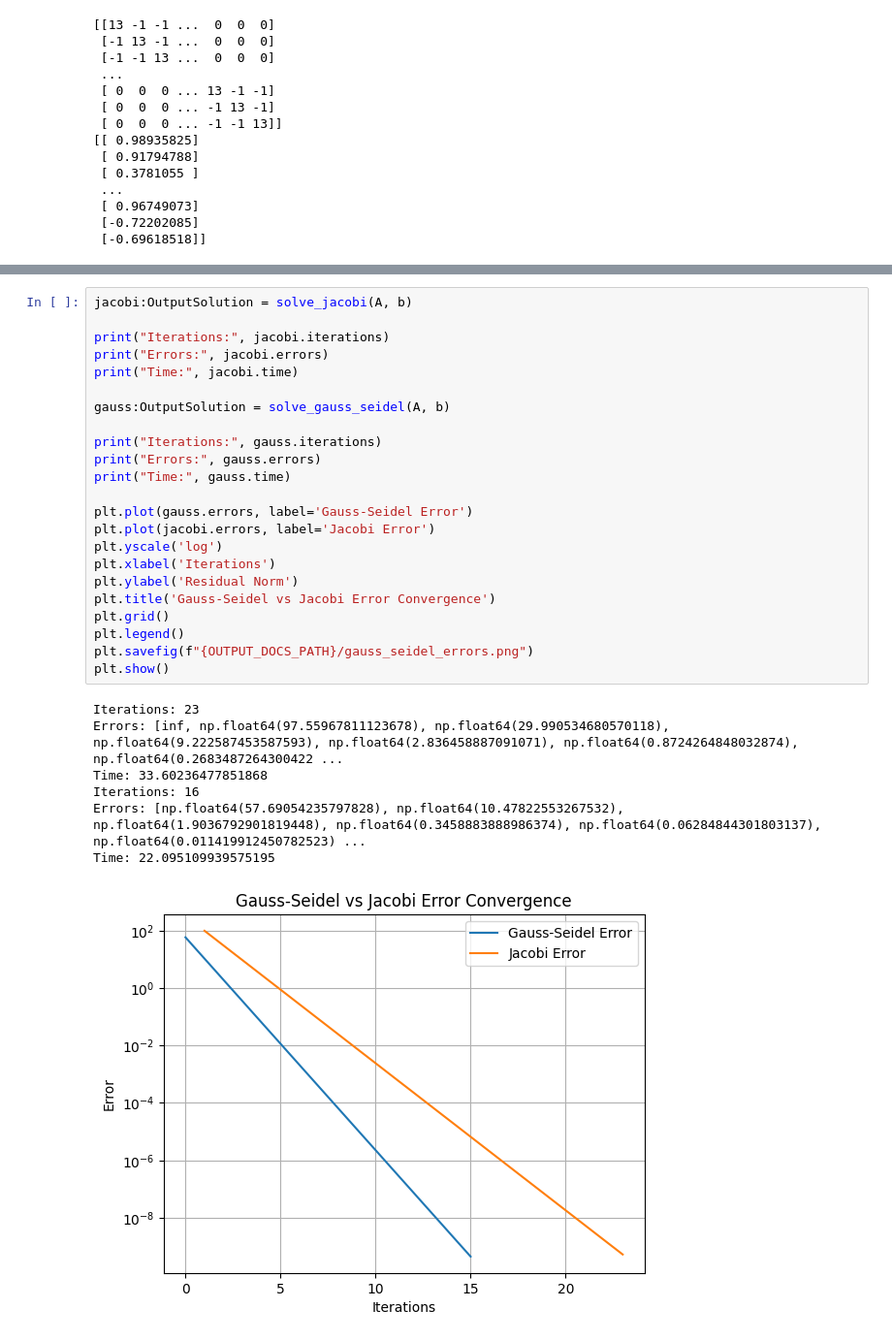
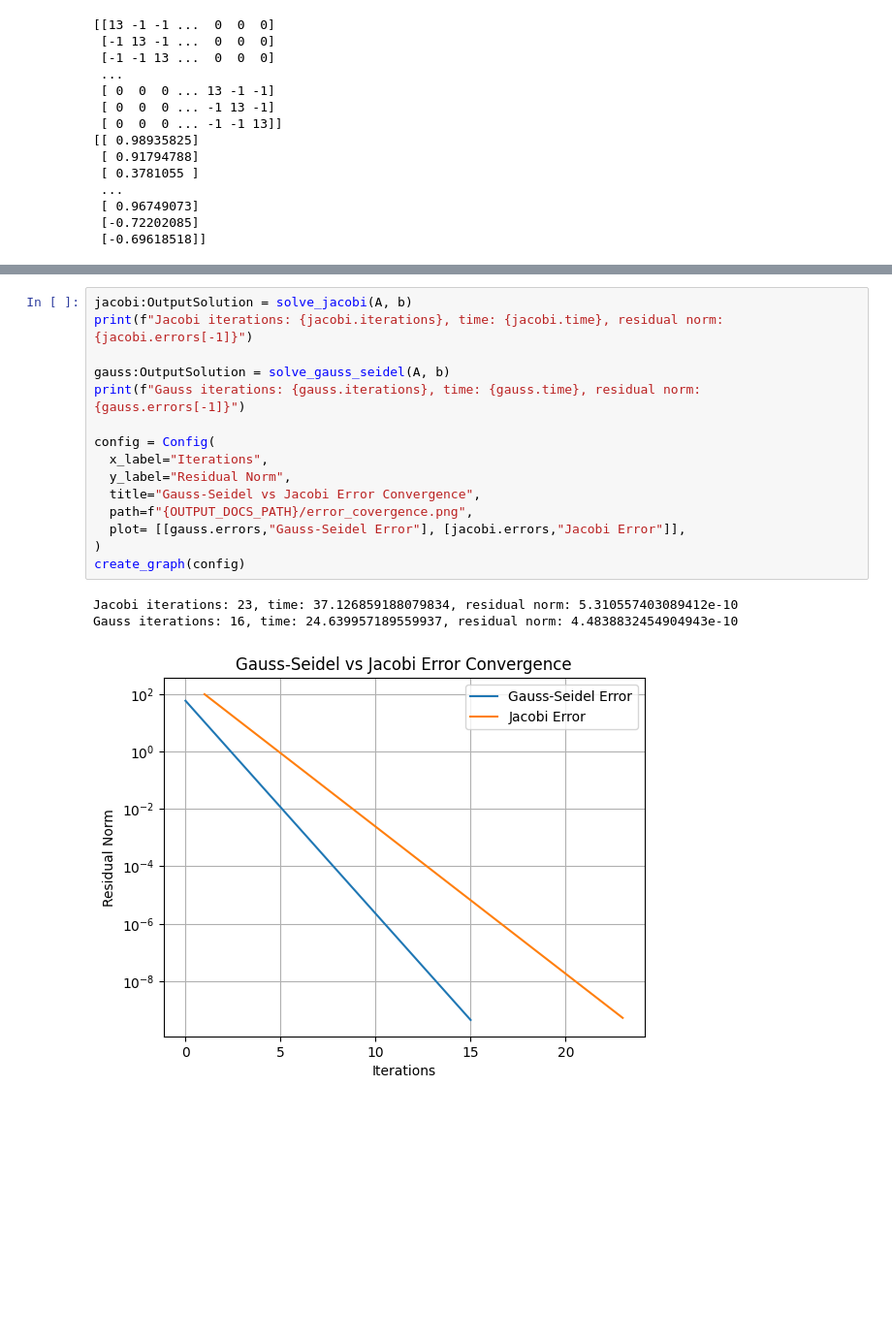
Before and after one commit to JakubBot/linear_equations, a Jupyter notebook: src/main.ipynb, the cells around one changed output, grey strips where cells are left out. Shown at 97% size. Drawn from its saved outputs; the diff is of its cells as text; blank space fills up the shorter version.

```diff
--- a/src/main.ipynb
+++ b/src/main.ipynb
@@ -62,34 +64,22 @@ solution of the system of equations from task A,assuming that the condition for
 is to achieve a residuum norm of less than 10^-9.For both methods, show on the graph
 how the norm of the residuum changes in successive iterations performed to determine the
 solution(y-axis on a logarithmic scale).Compare the running times of both algorithms.
-# %%
-jacobi:OutputSolution = solve_jacobi(A, b)
-
-print("Iterations:", jacobi.iterations)
-print("Errors:", jacobi.errors)
-print("Time:", jacobi.time)
-
-gauss:OutputSolution = solve_gauss_seidel(A, b)
-
-print("Iterations:", gauss.iterations)
-print("Errors:", gauss.errors)
-print("Time:", gauss.time)
-
-plt.plot(gauss.errors, label='Gauss-Seidel Error')
-plt.plot(jacobi.errors, label='Jacobi Error')
-plt.yscale('log')
-plt.xlabel('Iterations')
-plt.ylabel('Residual Norm')
-plt.title('Gauss-Seidel vs Jacobi Error Convergence')
-plt.grid()
-plt.legend()
-plt.savefig(f"{OUTPUT_DOCS_PATH}/gauss_seidel_errors.png")
-plt.show()
-# %% [output]
-Iterations: 23
-Errors: [inf, np.float64(97.55967811123678), np.float64(29.990534680570118), np.float64(9.222587453587593), np.float64(2.836458887091071), np.float64(0.8724264848032874), np.float64(0.2683487264300422 ...
-Time: 33.60236477851868
-Iterations: 16
-Errors: [np.float64(57.69054235797828), np.float64(10.47822553267532), np.float64(1.9036792901819448), np.float64(0.3458883888986374), np.float64(0.06284844301803137), np.float64(0.011419912450782523) ...
-Time: 22.095109939575195
-[figure, removed]
+# %%
+jacobi:OutputSolution = solve_jacobi(A, b)
+print(f"Jacobi iterations: {jacobi.iterations}, time: {jacobi.time}, residual norm: {jacobi.errors[-1]}")
+
+gauss:OutputSolution = solve_gauss_seidel(A, b)
+print(f"Gauss iterations: {gauss.iterations}, time: {gauss.time}, residual norm: {gauss.errors[-1]}")
+
+config = Config(
+  x_label="Iterations",
+  y_label="Residual Norm",
+  title="Gauss-Seidel vs Jacobi Error Convergence",
+  path=f"{OUTPUT_DOCS_PATH}/error_covergence.png",
+  plot= [[gauss.errors,"Gauss-Seidel Error"], [jacobi.errors,"Jacobi Error"]],
+)
+create_graph(config)
+# %% [output]
+Jacobi iterations: 23, time: 37.126859188079834, residual norm: 5.310557403089412e-10
+Gauss iterations: 16, time: 24.639957189559937, residual norm: 4.4838832454904943e-10
+[figure, added]
```
Also changed, not shown: parts of 3 cells of this notebook, 5 other files.
